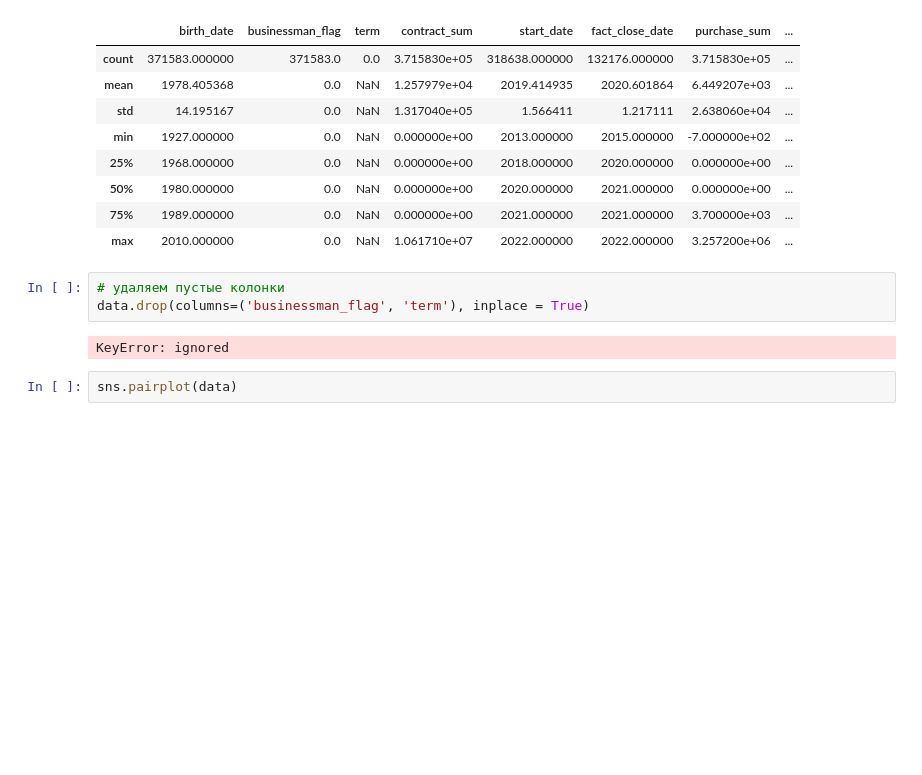
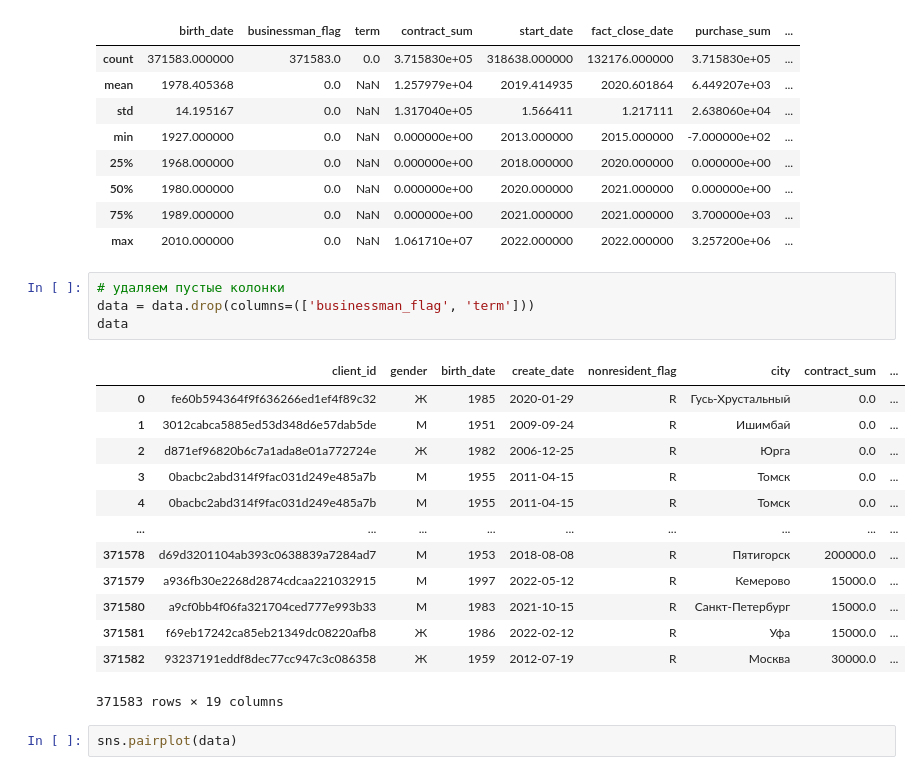
Before and after one commit to Psyhoved/MCHackaton_22_MVP_team_04, a Jupyter notebook: MCH_22_MVP_04_EDA.ipynb, the cells around one changed output. Saved outputs shown, nothing was run; the diff lists cells and outputs as text; blank space fills up the shorter version.

```diff
--- a/MCH_22_MVP_04_EDA.ipynb
+++ b/MCH_22_MVP_04_EDA.ipynb
@@ -60,9 +60,22 @@ data.describe()
 | max | 2010.000000 | 0.0 | NaN | 1.061710e+07 | 2022.000000 | 2022.000000 | 3.257200e+06 | ... |
 # %%
 # удаляем пустые колонки
-data.drop(columns=('businessman_flag', 'term'), inplace = True)
+data = data.drop(columns=(['businessman_flag', 'term']))
+data
 # %% [output]
+|  | client_id | gender | birth_date | create_date | nonresident_flag | city | contract_sum | ... |
+| 0 | fe60b594364f9f636266ed1ef4f89c32 | Ж | 1985 | 2020-01-29 | R | Гусь-Хрустальный | 0.0 | ... |
+| 1 | 3012cabca5885ed53d348d6e57dab5de | М | 1951 | 2009-09-24 | R | Ишимбай | 0.0 | ... |
+| 2 | d871ef96820b6c7a1ada8e01a772724e | Ж | 1982 | 2006-12-25 | R | Юрга | 0.0 | ... |
+| 3 | 0bacbc2abd314f9fac031d249e485a7b | М | 1955 | 2011-04-15 | R | Томск | 0.0 | ... |
+| 4 | 0bacbc2abd314f9fac031d249e485a7b | М | 1955 | 2011-04-15 | R | Томск | 0.0 | ... |
+| ... | ... | ... | ... | ... | ... | ... | ... | ... |
+| 371578 | d69d3201104ab393c0638839a7284ad7 | М | 1953 | 2018-08-08 | R | Пятигорск | 200000.0 | ... |
+| 371579 | a936fb30e2268d2874cdcaa221032915 | М | 1997 | 2022-05-12 | R | Кемерово | 15000.0 | ... |
+| 371580 | a9cf0bb4f06fa321704ced777e993b33 | М | 1983 | 2021-10-15 | R | Санкт-Петербург | 15000.0 | ... |
+| 371581 | f69eb17242ca85eb21349dc08220afb8 | Ж | 1986 | 2022-02-12 | R | Уфа | 15000.0 | ... |
+| 371582 | 93237191eddf8dec77cc947c3c086358 | Ж | 1959 | 2012-07-19 | R | Москва | 30000.0 | ... |
-KeyError: ignored
+371583 rows × 19 columns
 # %%
 sns.pairplot(data)
 # %% [output]
```
